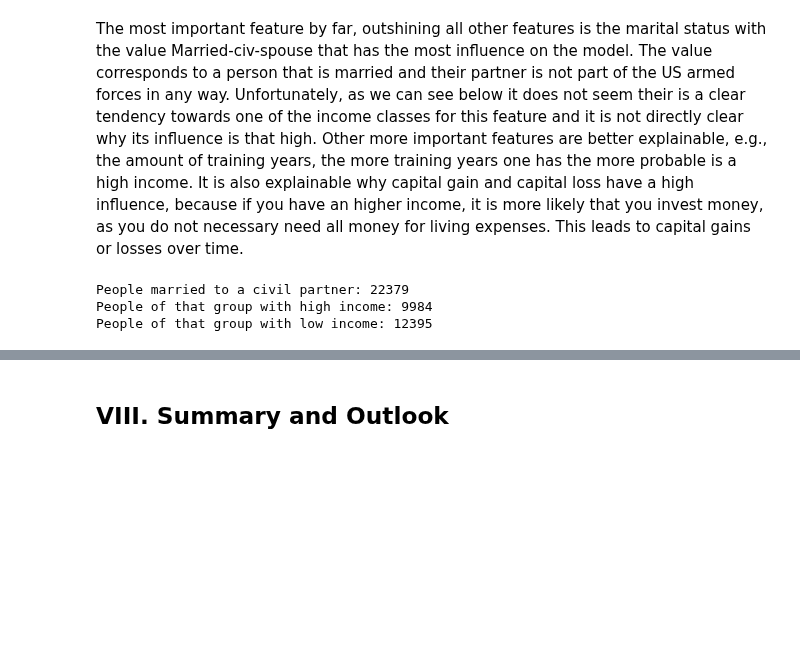
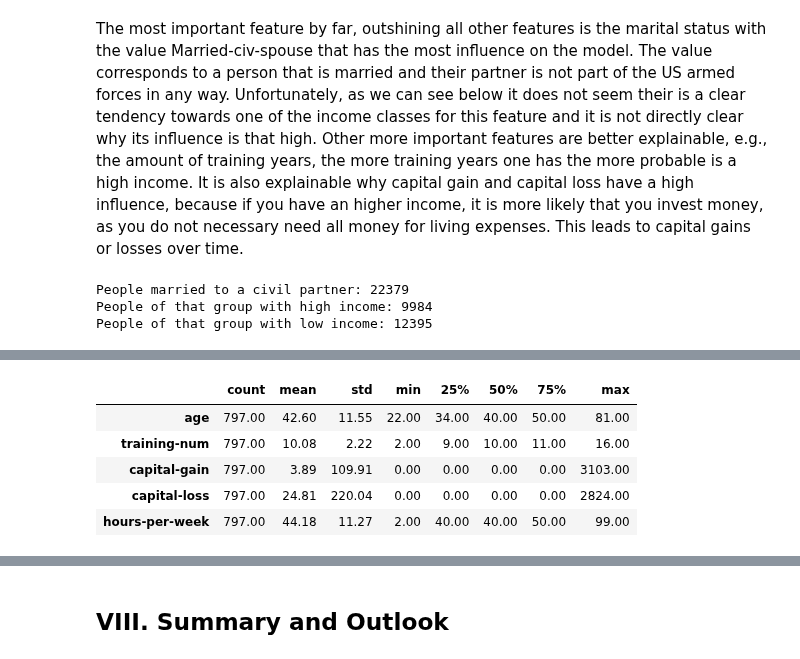
Before and after one commit to NiklasSabel/Industrial-Applications-of-Artificial-Intelligence, a Jupyter notebook: notebooks/Tertiary Sector/Finance_new.ipynb, the cells around one changed output, grey strips where cells are left out. Drawn from its saved outputs; the diff is of its cells as text; code cells hidden in the pictures; blank space fills up the shorter version.

```diff
--- a/notebooks/Tertiary Sector/Finance_new.ipynb
+++ b/notebooks/Tertiary Sector/Finance_new.ipynb
@@ -1309,0 +1324,9 @@ df_comparison[numerical_features] = df_comparison[numerical_features].astype(int
+# %%
+df_wrong_predictions[df_wrong_predictions['income']==1][['age','training-num','capital-gain','capital-loss','hours-per-week']].describe().transpose().applymap("{:.2f}".format)
+# %% [output]
+|  | count | mean | std | min | 25% | 50% | 75% | max |
+| age | 797.00 | 42.60 | 11.55 | 22.00 | 34.00 | 40.00 | 50.00 | 81.00 |
+| training-num | 797.00 | 10.08 | 2.22 | 2.00 | 9.00 | 10.00 | 11.00 | 16.00 |
+| capital-gain | 797.00 | 3.89 | 109.91 | 0.00 | 0.00 | 0.00 | 0.00 | 3103.00 |
+| capital-loss | 797.00 | 24.81 | 220.04 | 0.00 | 0.00 | 0.00 | 0.00 | 2824.00 |
+| hours-per-week | 797.00 | 44.18 | 11.27 | 2.00 | 40.00 | 40.00 | 50.00 | 99.00 |
```
Also changed, not shown: parts of 18 cells of this notebook.
